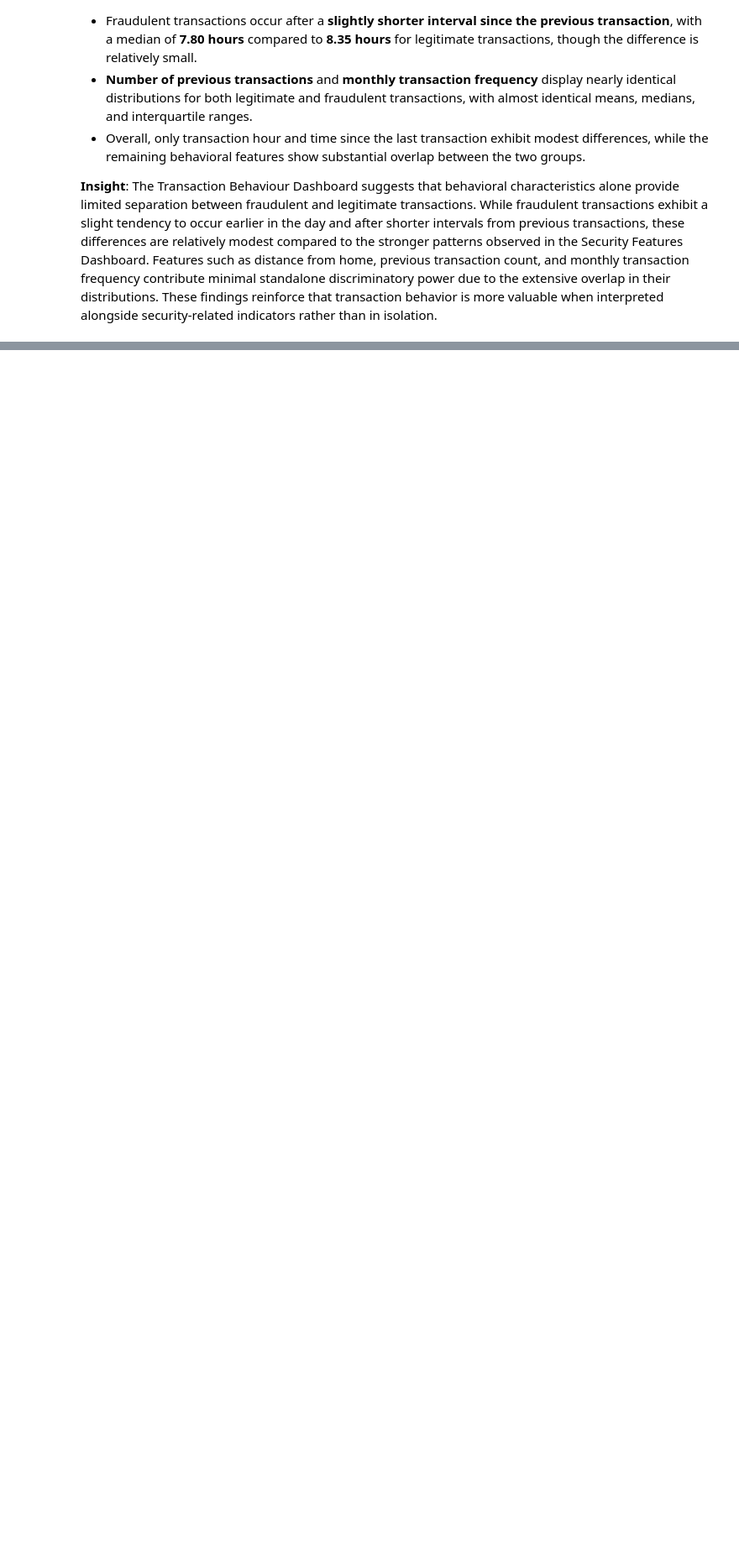
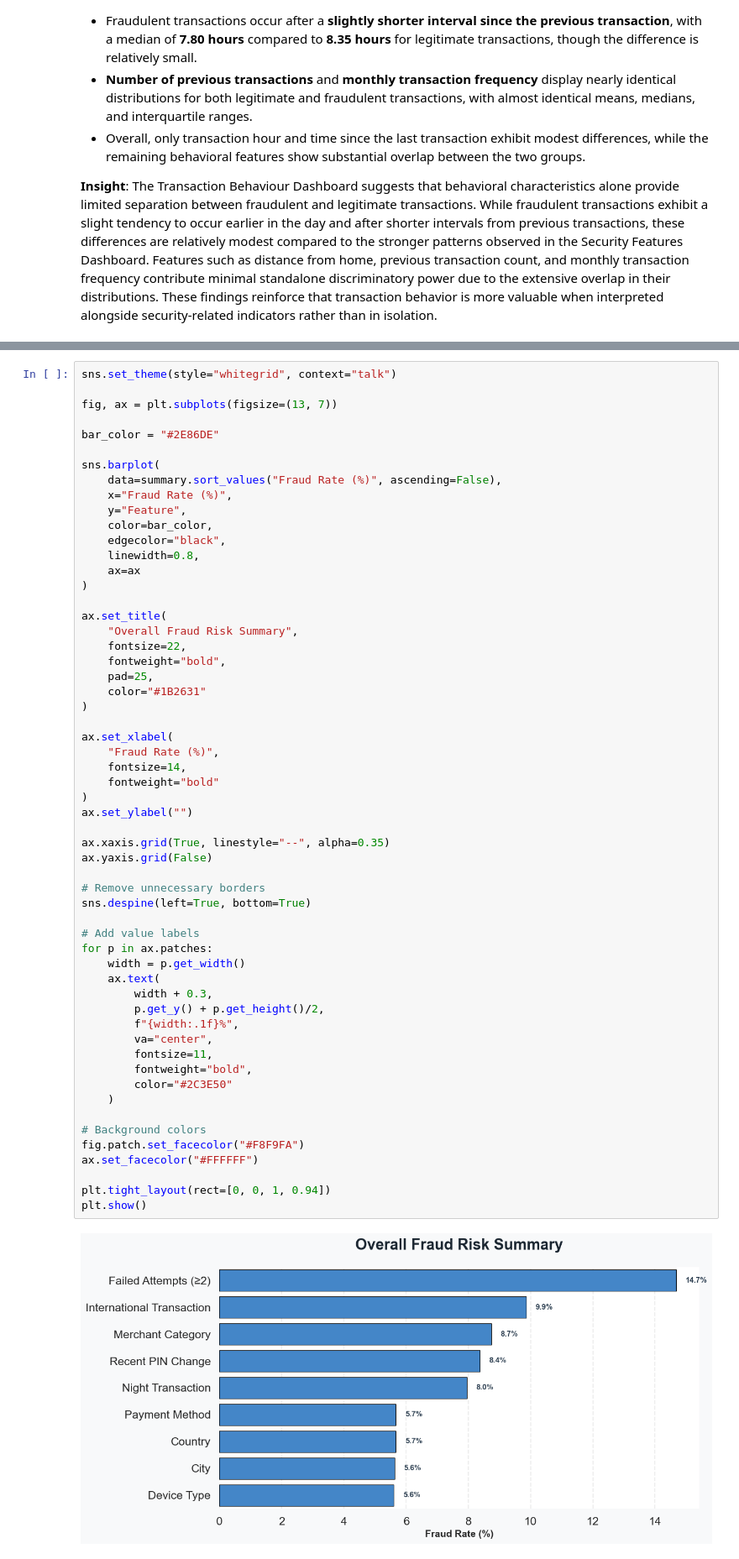
Before and after one commit to abhi-saurav-saroya/bank-fraud-eda, a Jupyter notebook: notebooks/02_exploratory_data_analysis.ipynb, the cells around one changed output, grey strips where cells are left out. Shown at 84% size. Saved outputs shown, nothing was run; the diff lists cells and outputs as text; blank space fills up the shorter version.

Commit message:
feat(eda/multivariate-analysis): add Overall Fraud Risk Summary Dashboard

```diff
--- a/notebooks/02_exploratory_data_analysis.ipynb
+++ b/notebooks/02_exploratory_data_analysis.ipynb
@@ -3418,0 +3478,59 @@ plt.show()
+# %%
+sns.set_theme(style="whitegrid", context="talk")
+
+fig, ax = plt.subplots(figsize=(13, 7))
+
+bar_color = "#2E86DE"
+
+sns.barplot(
+    data=summary.sort_values("Fraud Rate (%)", ascending=False),
+    x="Fraud Rate (%)",
+    y="Feature",
+    color=bar_color,
+    edgecolor="black",
+    linewidth=0.8,
+    ax=ax
+)
+
+ax.set_title(
+    "Overall Fraud Risk Summary",
+    fontsize=22,
+    fontweight="bold",
+    pad=25,
+    color="#1B2631"
+)
+
+ax.set_xlabel(
+    "Fraud Rate (%)",
+    fontsize=14,
+    fontweight="bold"
+)
+ax.set_ylabel("")
+
+ax.xaxis.grid(True, linestyle="--", alpha=0.35)
+ax.yaxis.grid(False)
+
+# Remove unnecessary borders
+sns.despine(left=True, bottom=True)
+
+# Add value labels
+for p in ax.patches:
+    width = p.get_width()
+    ax.text(
+        width + 0.3,
+        p.get_y() + p.get_height()/2,
+        f"{width:.1f}%",
+        va="center",
+        fontsize=11,
+        fontweight="bold",
+        color="#2C3E50"
+    )
+
+# Background colors
+fig.patch.set_facecolor("#F8F9FA")
+ax.set_facecolor("#FFFFFF")
+
+plt.tight_layout(rect=[0, 0, 1, 0.94])
+plt.show()
+# %% [output]
+[figure, added]
```
Also changed, not shown: parts of 4 cells of this notebook.
